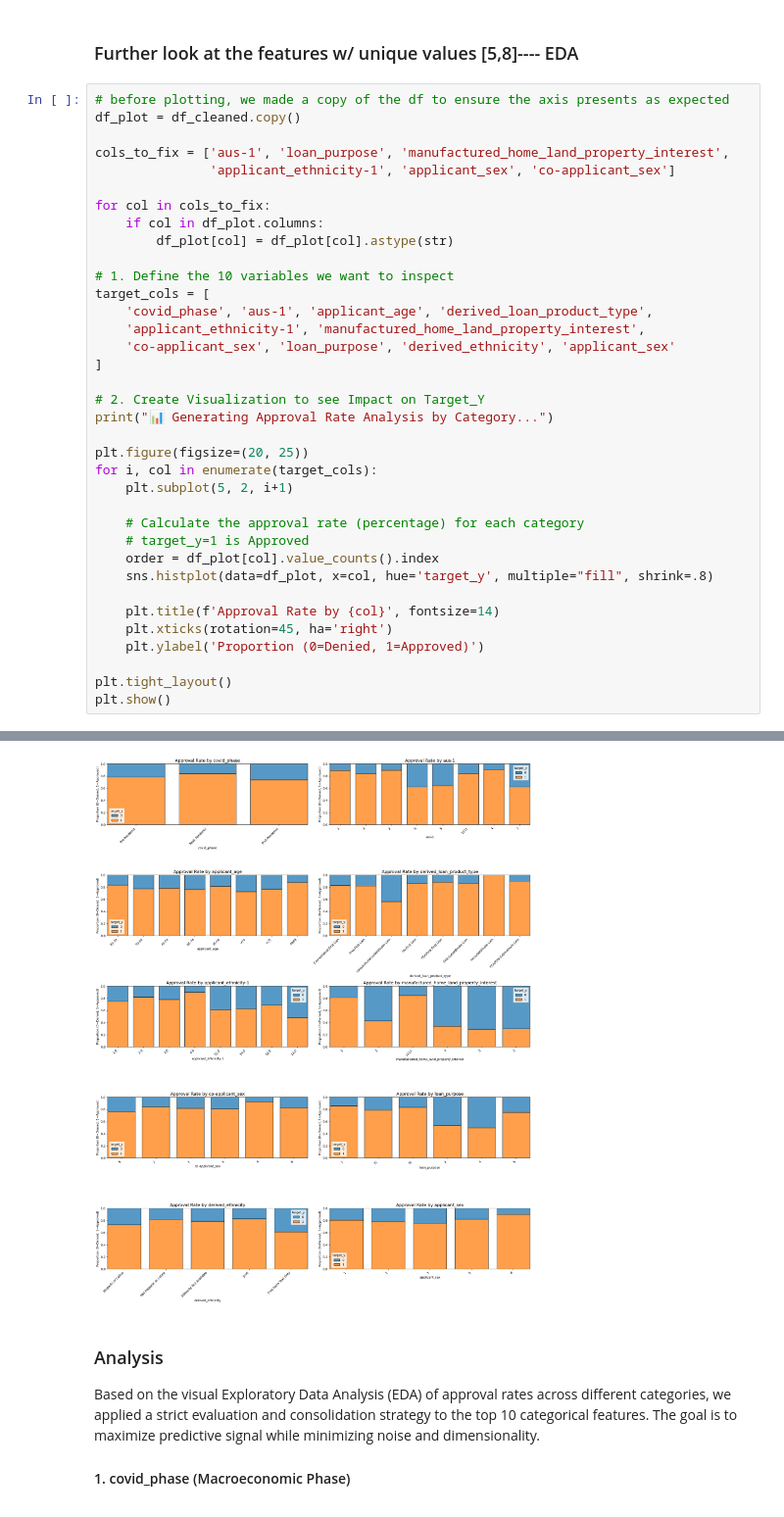
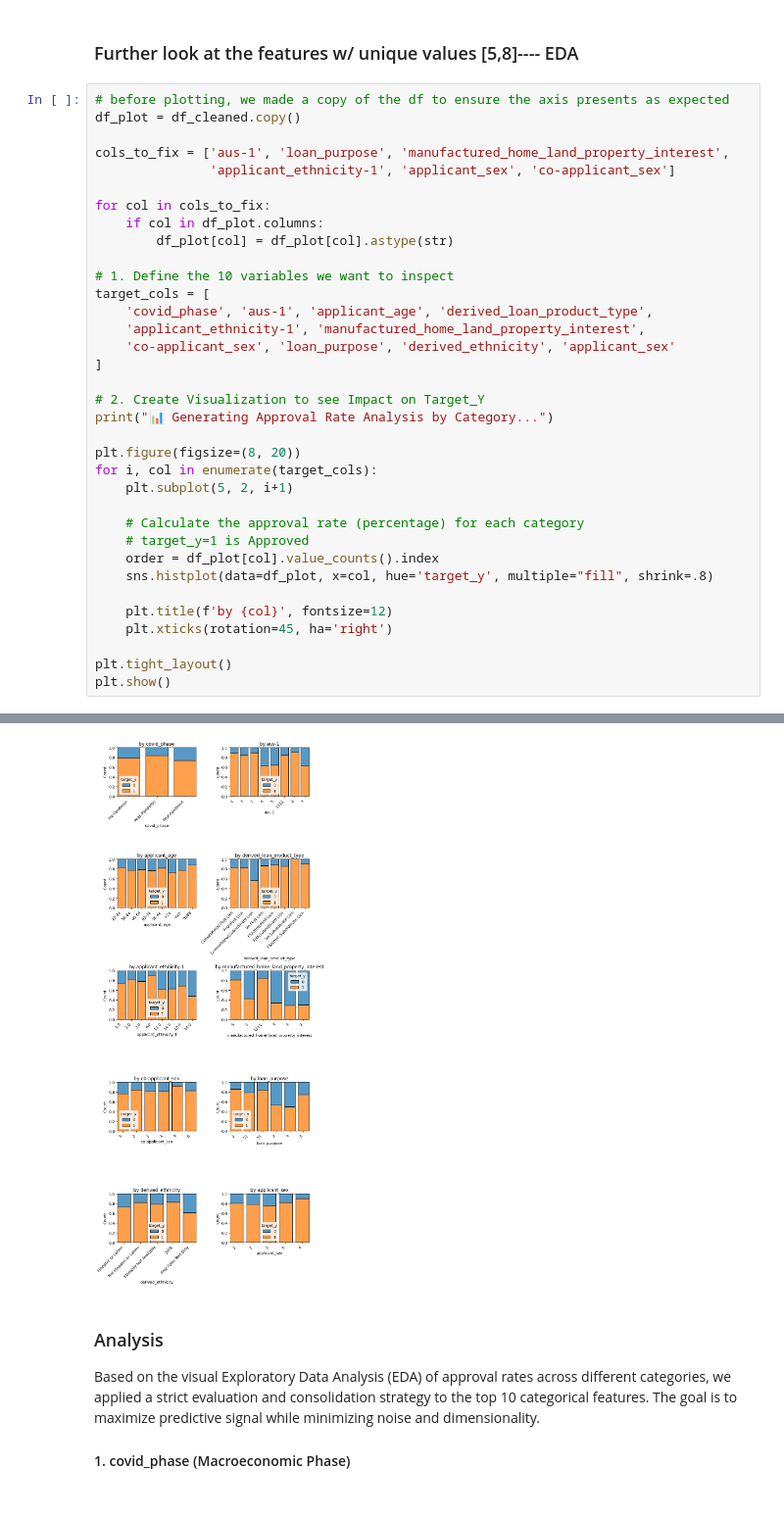
Before and after one commit to xsxsx-999/5243-project4, a Jupyter notebook: data.ipynb, the cells around one changed output, grey strips where cells are left out. Shown at 98% size. Saved outputs shown, nothing was run; the diff lists cells and outputs as text.

```diff
--- a/data.ipynb
+++ b/data.ipynb
@@ -294,37 +294,36 @@ cols_to_fix = ['aus-1', 'loan_purpose', 'manufactured_home_land_property_interes
                'applicant_ethnicity-1', 'applicant_sex', 'co-applicant_sex']
 
 for col in cols_to_fix:
     if col in df_plot.columns:
         df_plot[col] = df_plot[col].astype(str)
 
 # 1. Define the 10 variables we want to inspect
 target_cols = [
     'covid_phase', 'aus-1', 'applicant_age', 'derived_loan_product_type',
     'applicant_ethnicity-1', 'manufactured_home_land_property_interest',
     'co-applicant_sex', 'loan_purpose', 'derived_ethnicity', 'applicant_sex'
 ]
 
 # 2. Create Visualization to see Impact on Target_Y
 print("📊 Generating Approval Rate Analysis by Category...")
 
-plt.figure(figsize=(20, 25))
+plt.figure(figsize=(8, 20))
 for i, col in enumerate(target_cols):
     plt.subplot(5, 2, i+1)
 
     # Calculate the approval rate (percentage) for each category
     # target_y=1 is Approved
     order = df_plot[col].value_counts().index
     sns.histplot(data=df_plot, x=col, hue='target_y', multiple="fill", shrink=.8)
 
-    plt.title(f'Approval Rate by {col}', fontsize=14)
+    plt.title(f'by {col}', fontsize=12)
     plt.xticks(rotation=45, ha='right')
-    plt.ylabel('Proportion (0=Denied, 1=Approved)')
 
 plt.tight_layout()
 plt.show()
 # %% [output]
 📊 Generating Approval Rate Analysis by Category...
-[figure, old version]
+[figure, new version]
 # %% [markdown]
 ### Analysis
 
```
Also changed, not shown: parts of 1 cell of this notebook, 1 other file.
